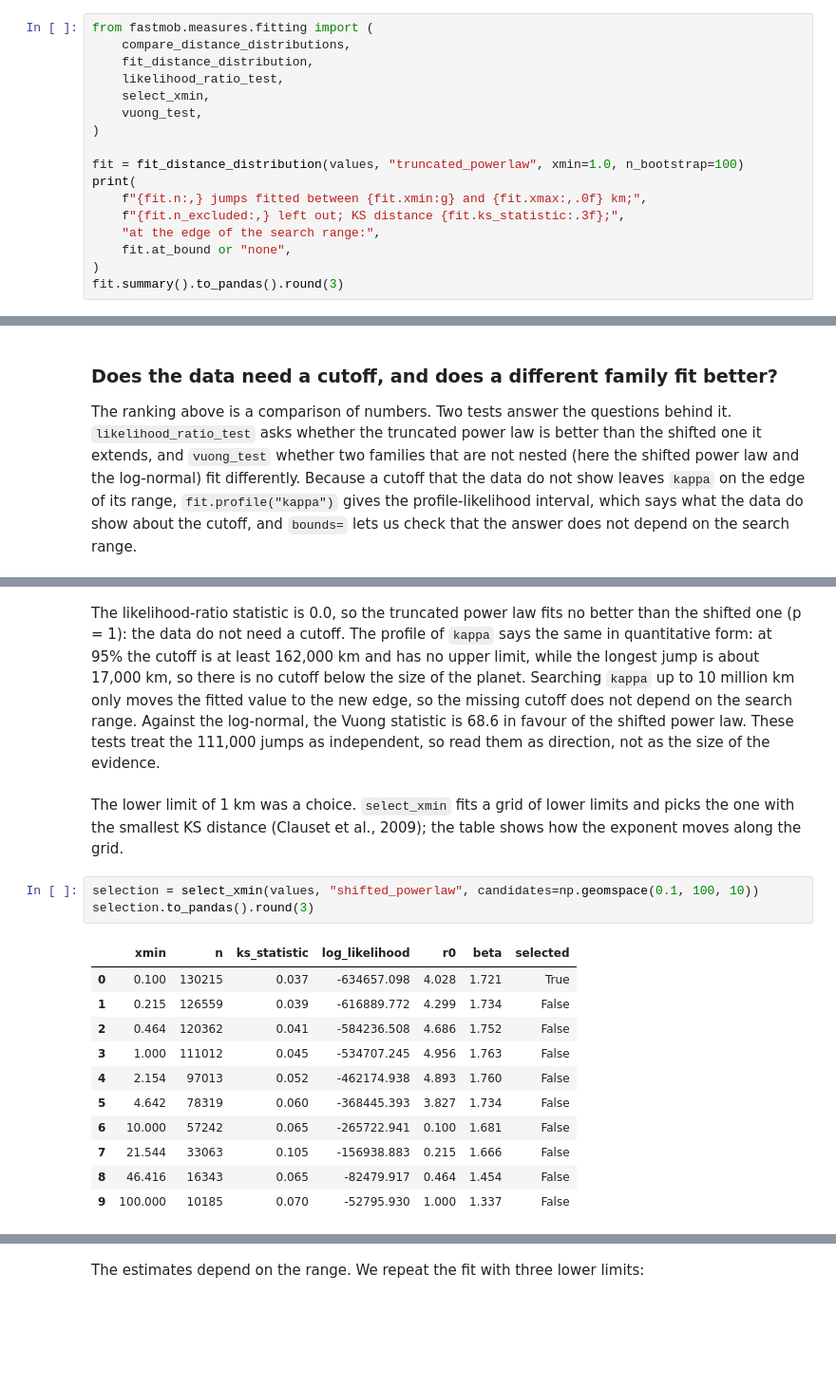
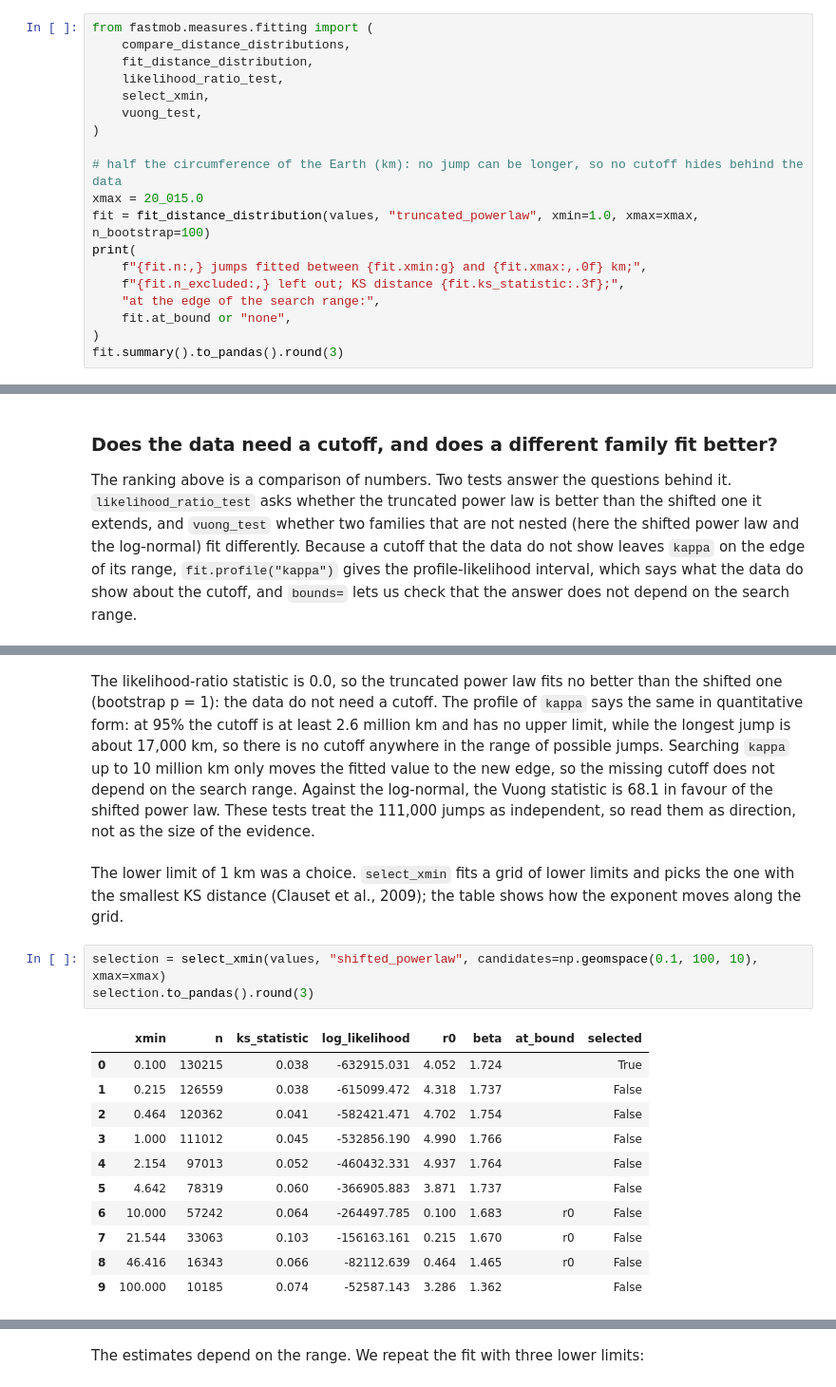
Before and after one commit to gefgu/fastmob, a Jupyter notebook: docs/src/learn/compare-to-mobility-laws.ipynb, the cells around one changed output, grey strips where cells are left out. Shown at 95% size. Drawn from its saved outputs; the diff is of its cells as text; blank space fills up the shorter version.

```diff
--- a/docs/src/learn/compare-to-mobility-laws.ipynb
+++ b/docs/src/learn/compare-to-mobility-laws.ipynb
@@ -79,7 +79,9 @@ from fastmob.measures.fitting import (
     vuong_test,
 )
 
-fit = fit_distance_distribution(values, "truncated_powerlaw", xmin=1.0, n_bootstrap=100)
+# half the circumference of the Earth (km): no jump can be longer, so no cutoff hides behind the data
+xmax = 20_015.0
+fit = fit_distance_distribution(values, "truncated_powerlaw", xmin=1.0, xmax=xmax, n_bootstrap=100)
 print(
     f"{fit.n:,} jumps fitted between {fit.xmin:g} and {fit.xmax:,.0f} km;",
     f"{fit.n_excluded:,} left out; KS distance {fit.ks_statistic:.3f};",
@@ -166,20 +168,20 @@ shifted power law against log-normal: z = 68.6; shifted_powerlaw is supported
 # %% [markdown]
-The likelihood-ratio statistic is 0.0, so the truncated power law fits no better than the shifted one (p = 1): the data do not need a cutoff. The profile of `kappa` says the same in quantitative form: at 95% the cutoff is at least 162,000 km and has no upper limit, while the longest jump is about 17,000 km, so there is no cutoff below the size of the planet. Searching `kappa` up to 10 million km only moves the fitted value to the new edge, so the missing cutoff does not depend on the search range. Against the log-normal, the Vuong statistic is 68.6 in favour of the shifted power law. These tests treat the 111,000 jumps as independent, so read them as direction, not as the size of the evidence.
+The likelihood-ratio statistic is 0.0, so the truncated power law fits no better than the shifted one (bootstrap p = 1): the data do not need a cutoff. The profile of `kappa` says the same in quantitative form: at 95% the cutoff is at least 2.6 million km and has no upper limit, while the longest jump is about 17,000 km, so there is no cutoff anywhere in the range of possible jumps. Searching `kappa` up to 10 million km only moves the fitted value to the new edge, so the missing cutoff does not depend on the search range. Against the log-normal, the Vuong statistic is 68.1 in favour of the shifted power law. These tests treat the 111,000 jumps as independent, so read them as direction, not as the size of the evidence.
 # %% [markdown]
 The lower limit of 1 km was a choice. `select_xmin` fits a grid of lower limits and picks the one with the smallest KS distance (Clauset et al., 2009); the table shows how the exponent moves along the grid.
 # %%
-selection = select_xmin(values, "shifted_powerlaw", candidates=np.geomspace(0.1, 100, 10))
+selection = select_xmin(values, "shifted_powerlaw", candidates=np.geomspace(0.1, 100, 10), xmax=xmax)
 selection.to_pandas().round(3)
 # %% [output]
-|  | xmin | n | ks_statistic | log_likelihood | r0 | beta | selected |
-| 0 | 0.100 | 130215 | 0.037 | -634657.098 | 4.028 | 1.721 | True |
-| 1 | 0.215 | 126559 | 0.039 | -616889.772 | 4.299 | 1.734 | False |
-| 2 | 0.464 | 120362 | 0.041 | -584236.508 | 4.686 | 1.752 | False |
-| 3 | 1.000 | 111012 | 0.045 | -534707.245 | 4.956 | 1.763 | False |
-| 4 | 2.154 | 97013 | 0.052 | -462174.938 | 4.893 | 1.760 | False |
-| 5 | 4.642 | 78319 | 0.060 | -368445.393 | 3.827 | 1.734 | False |
-| 6 | 10.000 | 57242 | 0.065 | -265722.941 | 0.100 | 1.681 | False |
-| 7 | 21.544 | 33063 | 0.105 | -156938.883 | 0.215 | 1.666 | False |
-| 8 | 46.416 | 16343 | 0.065 | -82479.917 | 0.464 | 1.454 | False |
-| 9 | 100.000 | 10185 | 0.070 | -52795.930 | 1.000 | 1.337 | False |
+|  | xmin | n | ks_statistic | log_likelihood | r0 | beta | at_bound | selected |
+| 0 | 0.100 | 130215 | 0.038 | -632915.031 | 4.052 | 1.724 |  | True |
+| 1 | 0.215 | 126559 | 0.038 | -615099.472 | 4.318 | 1.737 |  | False |
+| 2 | 0.464 | 120362 | 0.041 | -582421.471 | 4.702 | 1.754 |  | False |
+| 3 | 1.000 | 111012 | 0.045 | -532856.190 | 4.990 | 1.766 |  | False |
+| 4 | 2.154 | 97013 | 0.052 | -460432.331 | 4.937 | 1.764 |  | False |
+| 5 | 4.642 | 78319 | 0.060 | -366905.883 | 3.871 | 1.737 |  | False |
+| 6 | 10.000 | 57242 | 0.064 | -264497.785 | 0.100 | 1.683 | r0 | False |
+| 7 | 21.544 | 33063 | 0.103 | -156163.161 | 0.215 | 1.670 | r0 | False |
+| 8 | 46.416 | 16343 | 0.066 | -82112.639 | 0.464 | 1.465 | r0 | False |
+| 9 | 100.000 | 10185 | 0.074 | -52587.143 | 3.286 | 1.362 |  | False |
 # %% [markdown]
```
Also changed, not shown: parts of 18 cells of this notebook, 11 other files.
